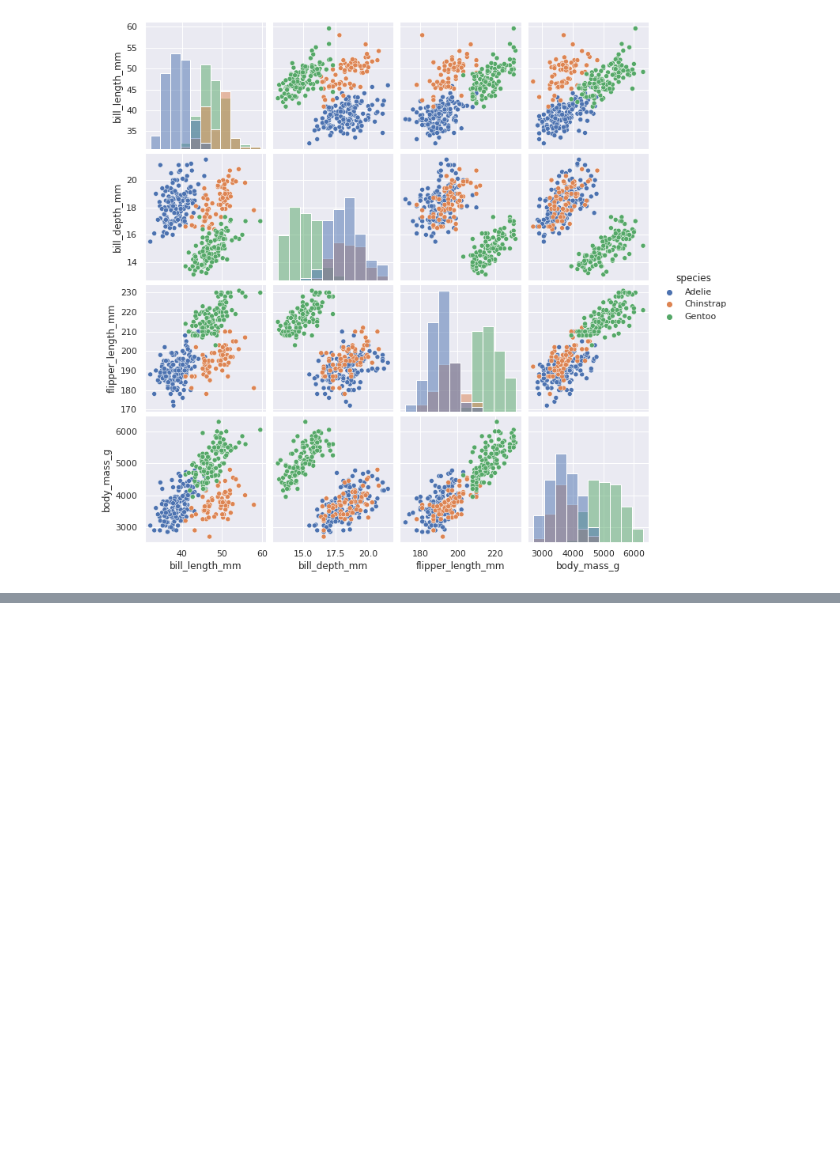
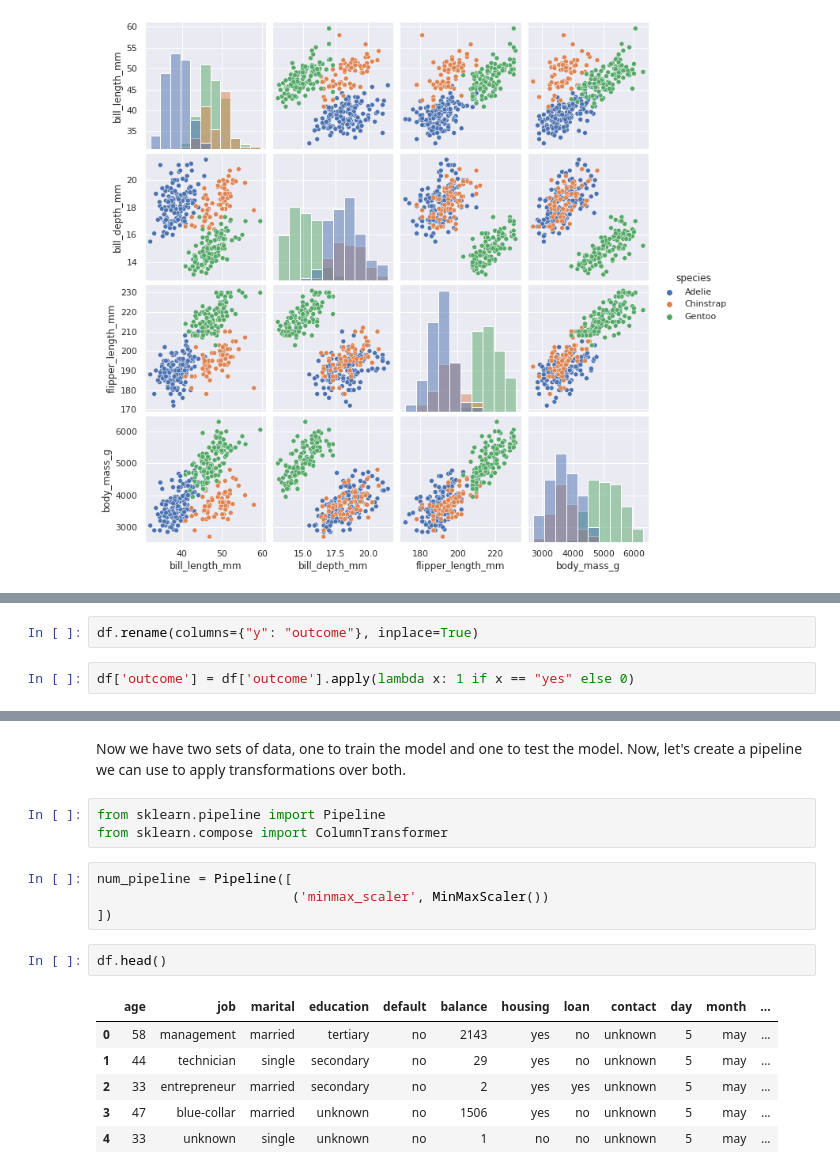
Before and after one commit to r2klabs/CS430Repository, a Jupyter notebook: IntroToPython.ipynb, the cells around one changed output, grey strips where cells are left out. Saved outputs shown, nothing was run; the diff lists cells and outputs as text; blank space fills up the shorter version.

```diff
--- a/IntroToPython.ipynb
+++ b/IntroToPython.ipynb
@@ -173,0 +376,4 @@ There doesn't appear to be any missing data. Therefore we don't need to do anyth
+# %%
+df.rename(columns={"y": "outcome"}, inplace=True)
+# %%
+df['outcome'] = df['outcome'].apply(lambda x: 1 if x == "yes" else 0)
@@ -173,0 +413,18 @@ There doesn't appear to be any missing data. Therefore we don't need to do anyth
+# %% [markdown]
+Now we have two sets of data, one to train the model and one to test the model.  Now, let's create a pipeline we can use to apply transformations over both.
+# %%
+from sklearn.pipeline import Pipeline
+from sklearn.compose import ColumnTransformer
+# %%
+num_pipeline = Pipeline([
+                         ('minmax_scaler', MinMaxScaler())
+])
+# %%
+df.head()
+# %% [output]
+|  | age | job | marital | education | default | balance | housing | loan | contact | day | month | ... |
+| 0 | 58 | management | married | tertiary | no | 2143 | yes | no | unknown | 5 | may | ... |
+| 1 | 44 | technician | single | secondary | no | 29 | yes | no | unknown | 5 | may | ... |
+| 2 | 33 | entrepreneur | married | secondary | no | 2 | yes | yes | unknown | 5 | may | ... |
+| 3 | 47 | blue-collar | married | unknown | no | 1506 | yes | no | unknown | 5 | may | ... |
+| 4 | 33 | unknown | single | unknown | no | 1 | no | no | unknown | 5 | may | ... |
```
Also changed, not shown: parts of 39 cells of this notebook.
